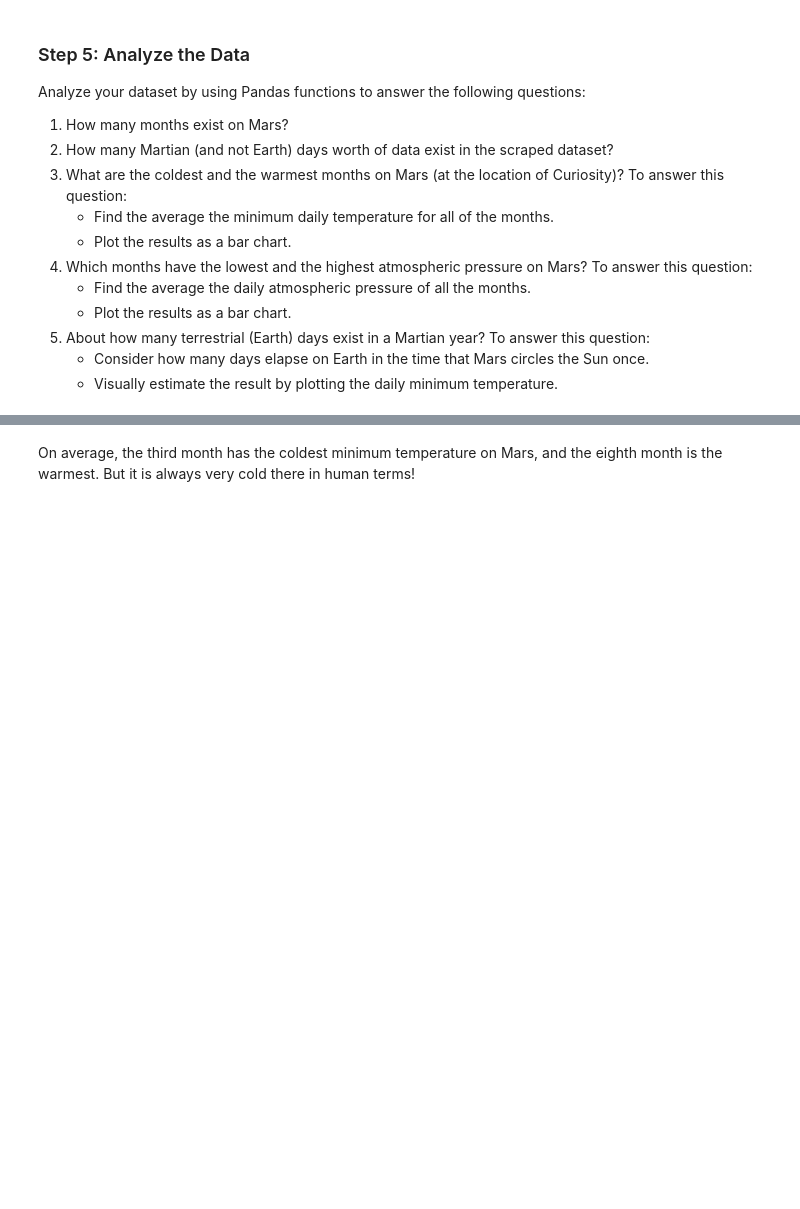
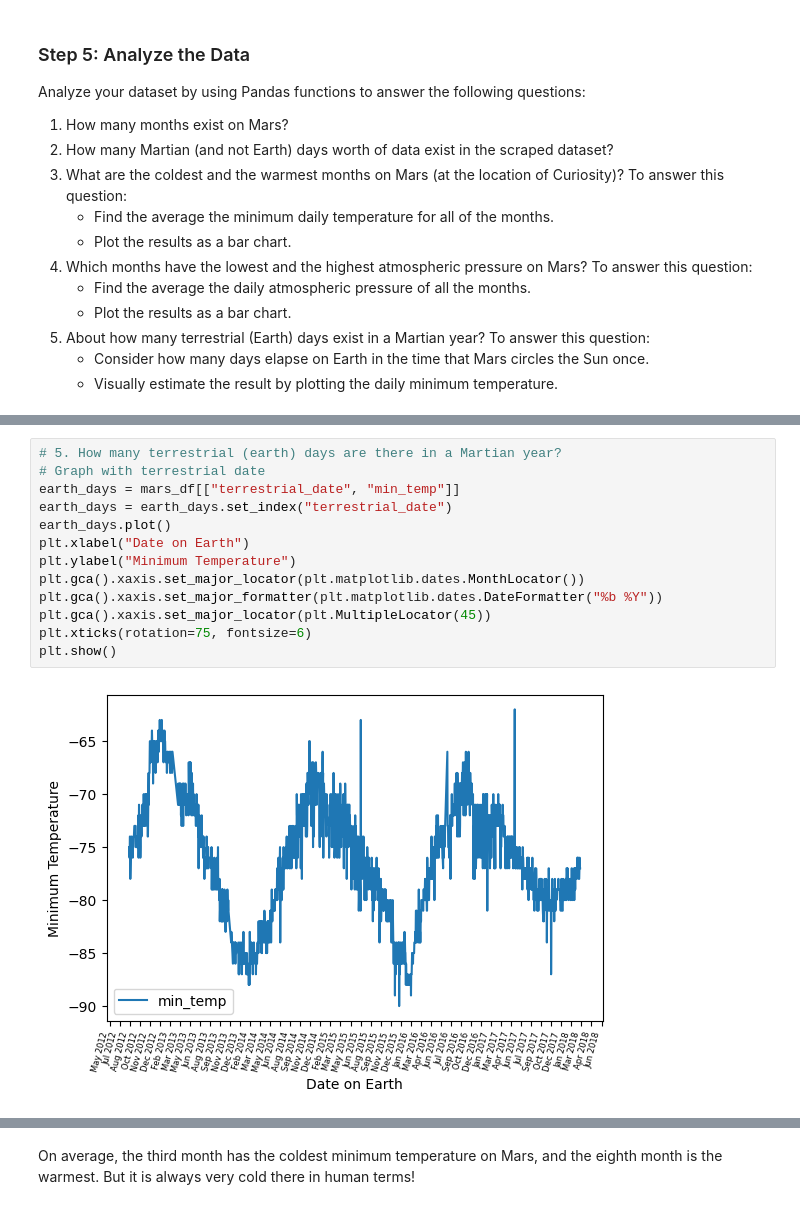
Before and after one commit to jenna-mk/mars-challenge, a Jupyter notebook: Starter_Code/part_2_mars_weather.ipynb, the cells around one changed output, grey strips where cells are left out. Cells and saved outputs as stored; diff of their text form; blank space fills up the shorter version.

```diff
--- a/Starter_Code/part_2_mars_weather.ipynb
+++ b/Starter_Code/part_2_mars_weather.ipynb
@@ -244,0 +252,15 @@ Name: pressure, dtype: float64
+# %%
+# 5. How many terrestrial (earth) days are there in a Martian year?
+# Graph with terrestrial date
+earth_days = mars_df[["terrestrial_date", "min_temp"]]
+earth_days = earth_days.set_index("terrestrial_date")
+earth_days.plot()
+plt.xlabel("Date on Earth")
+plt.ylabel("Minimum Temperature")
+plt.gca().xaxis.set_major_locator(plt.matplotlib.dates.MonthLocator())
+plt.gca().xaxis.set_major_formatter(plt.matplotlib.dates.DateFormatter("%b %Y"))
+plt.gca().xaxis.set_major_locator(plt.MultipleLocator(45))
+plt.xticks(rotation=75, fontsize=6)
+plt.show()
+# %% [output]
+[figure, added]
```
Also changed, not shown: parts of 12 cells of this notebook, 1 other file.
